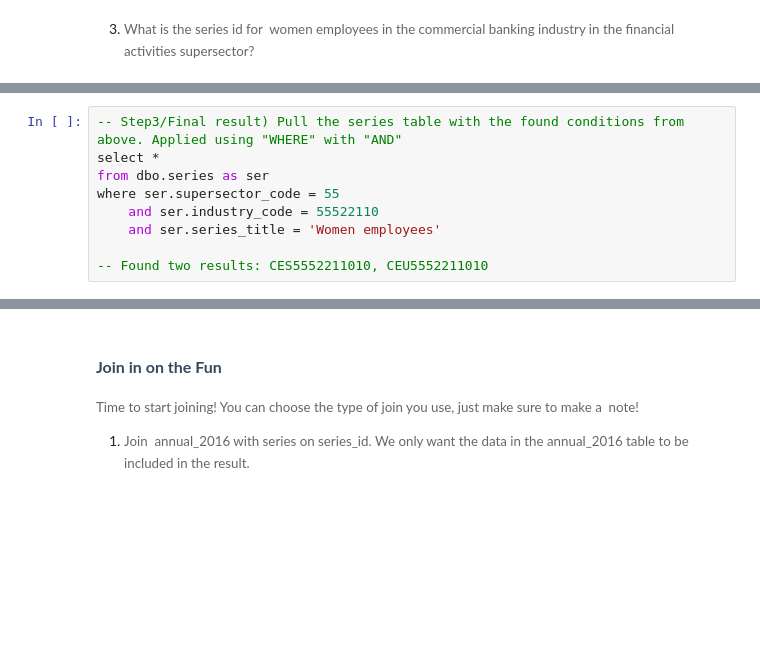
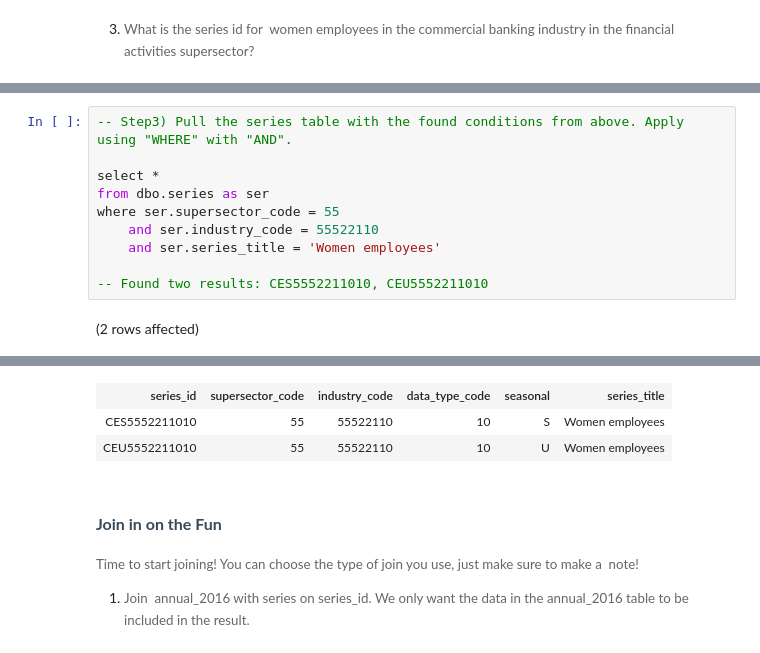
Before and after one commit to jinlikethedrink/Assignment3_9to5, a Jupyter notebook: 9to5.ipynb, the cells around one changed output, grey strips where cells are left out. Cells and saved outputs as stored; diff of their text form; blank space fills up the shorter version.

```diff
--- a/9to5.ipynb
+++ b/9to5.ipynb
@@ -86,5 +122,6 @@ where ind.industry_name like '%commercial banking%'
 # %%
--- Step3/Final result) Pull the series table with the found conditions from above. Applied using "WHERE" with "AND"
+-- Step3) Pull the series table with the found conditions from above. Apply using "WHERE" with "AND".
+
 select *
 from dbo.series as ser
 where ser.supersector_code = 55
@@ -92,3 +129,5 @@ where ser.supersector_code = 55
     and ser.series_title = 'Women employees'
 
 -- Found two results: CES5552211010, CEU5552211010
+# %% [output]
+(2 rows affected)
@@ -95,3 +135,6 @@ where ser.supersector_code = 55
+| series_id | supersector_code | industry_code | data_type_code | seasonal | series_title |
+| CES5552211010 | 55 | 55522110 | 10 | S | Women employees |
+| CEU5552211010 | 55 | 55522110 | 10 | U | Women employees |
 # %% [markdown]
 ## <span style="font-size: 12pt; font-family: Montserrat, sans-serif; color: rgb(53, 74, 95); background-color: rgb(255, 255, 255); font-weight: 700; font-variant-numeric: normal; font-variant-east-asian: normal; vertical-align: baseline; white-space: pre-wrap;">Join in on the Fun</span>
 
```
Also changed, not shown: parts of 20 cells of this notebook.
